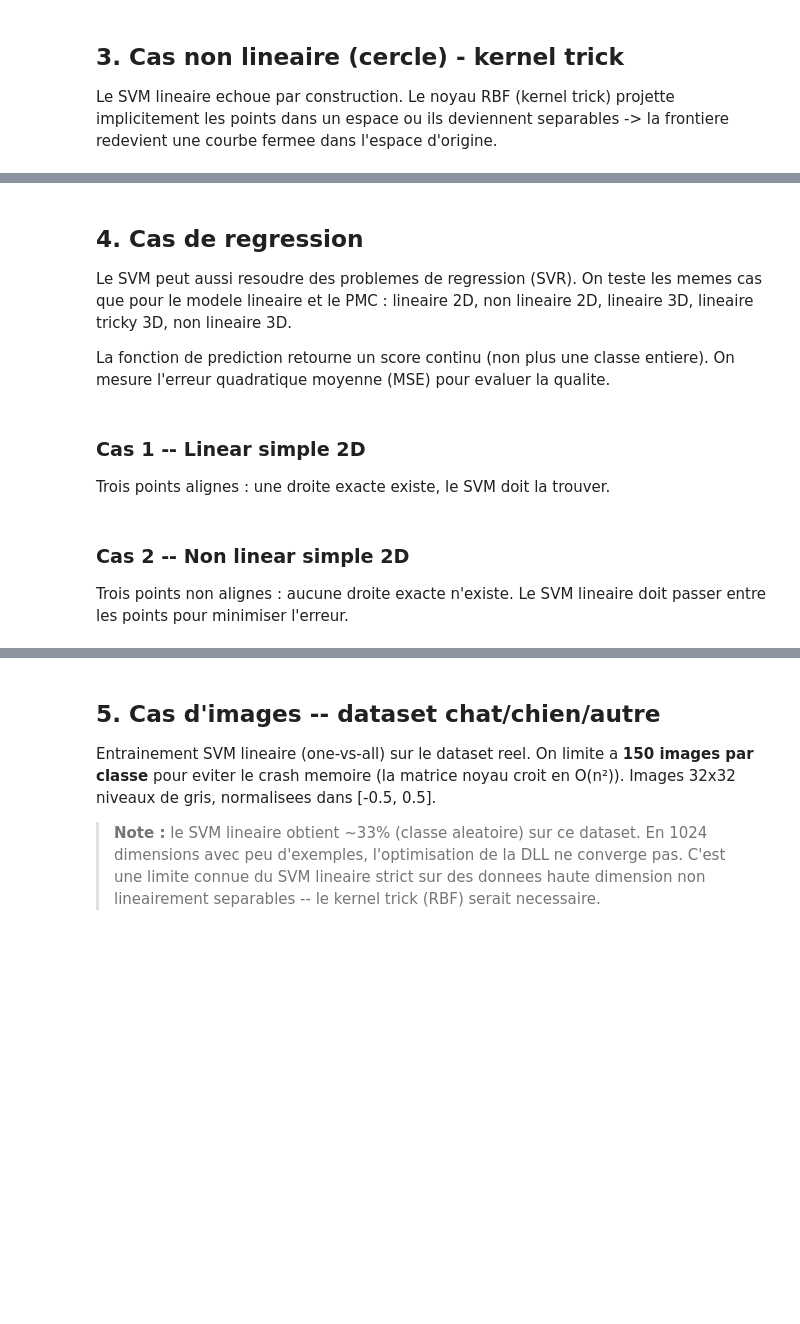
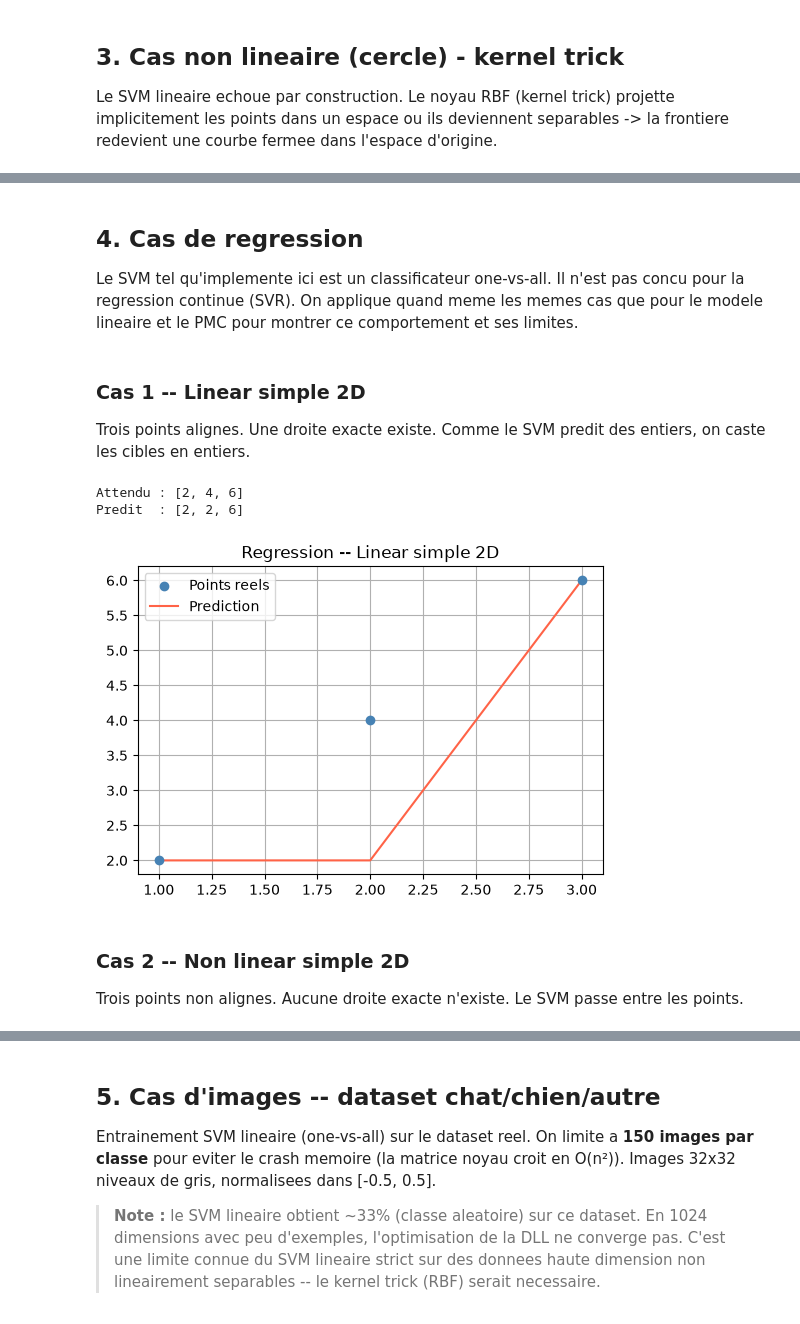
Before and after one commit to AbdelkrimAKKAL/Projet_Annual_IA, a Jupyter notebook: jupyter/svm.ipynb, the cells around one changed output, grey strips where cells are left out. Saved outputs shown, nothing was run; the diff lists cells and outputs as text; code cells hidden in the pictures; blank space fills up the shorter version.

```diff
--- a/jupyter/svm.ipynb
+++ b/jupyter/svm.ipynb
@@ -106,15 +106,12 @@ Precision SVM kernel RBF (cercle) : 100.0 %
 # %% [markdown]
 ## 4. Cas de regression
 
-Le SVM peut aussi resoudre des problemes de regression (SVR).
-On teste les memes cas que pour le modele lineaire et le PMC :
-lineaire 2D, non lineaire 2D, lineaire 3D, lineaire tricky 3D, non lineaire 3D.
-
-La fonction de prediction retourne un score continu (non plus une classe entiere).
-On mesure l'erreur quadratique moyenne (MSE) pour evaluer la qualite.
+Le SVM tel qu'implemente ici est un classificateur one-vs-all.
+Il n'est pas concu pour la regression continue (SVR).
+On applique quand meme les memes cas que pour le modele lineaire et le PMC
+pour montrer ce comportement et ses limites.
 # %%
 def dessiner_regression_2d(X, y, y_pred, titre):
-    """Affiche la droite de regression sur des points 2D"""
     X_arr = np.array(X)
     plt.figure(figsize=(6, 4))
     plt.scatter(X_arr[:, 0], y, color="steelblue", label="Points reels", zorder=3)
@@ -124,32 +121,30 @@ def dessiner_regression_2d(X, y, y_pred, titre):
     plt.legend()
     plt.grid(True)
     plt.show()
-
-def mse(y_true, y_pred):
-    return sum((a - b)**2 for a, b in zip(y_true, y_pred)) / len(y_true)
 # %% [markdown]
 ### Cas 1 -- Linear simple 2D
 
-Trois points alignes : une droite exacte existe, le SVM doit la trouver.
+Trois points alignes. Une droite exacte existe.
+Comme le SVM predit des entiers, on caste les cibles en entiers.
 # %%
 X_lin2d = [[1.0], [2.0], [3.0]]
-y_lin2d = [2.0, 4.0, 6.0]
+y_lin2d_int = [2, 4, 6]
 
-from svm import lib as svm_lib
-from ctypes import c_double, c_void_p, POINTER, c_int
-
-# Pour la regression on utilise le modele lineaire directement (1 classe, 1 sortie)
-model = entrainer_svm(X_lin2d, [int(v) for v in y_lin2d], nb_classes=max(int(v) for v in y_lin2d)+1)
+model = entrainer_svm(X_lin2d, y_lin2d_int, nb_classes=max(y_lin2d_int)+1)
 y_pred = [predire_svm(model, x) for x in X_lin2d]
 lib.destroy_svm_model(model)
 
-print("Attendu :", y_lin2d)
+print("Attendu :", y_lin2d_int)
 print("Predit  :", y_pred)
-dessiner_regression_2d(X_lin2d, y_lin2d, y_pred, "Regression -- Linear simple 2D")
+dessiner_regression_2d(X_lin2d, y_lin2d_int, y_pred, "Regression -- Linear simple 2D")
+# %% [output]
+Attendu : [2, 4, 6]
+Predit  : [2, 2, 6]
+[figure, added]
 # %% [markdown]
 ### Cas 2 -- Non linear simple 2D
 
-Trois points non alignes : aucune droite exacte n'existe.
-Le SVM lineaire doit passer entre les points pour minimiser l'erreur.
+Trois points non alignes. Aucune droite exacte n'existe.
+Le SVM passe entre les points.
 # %%
 X_nonlin = [[1.0], [2.0], [3.0]]
```
Also changed, not shown: parts of 8 cells of this notebook, 1 other file.
